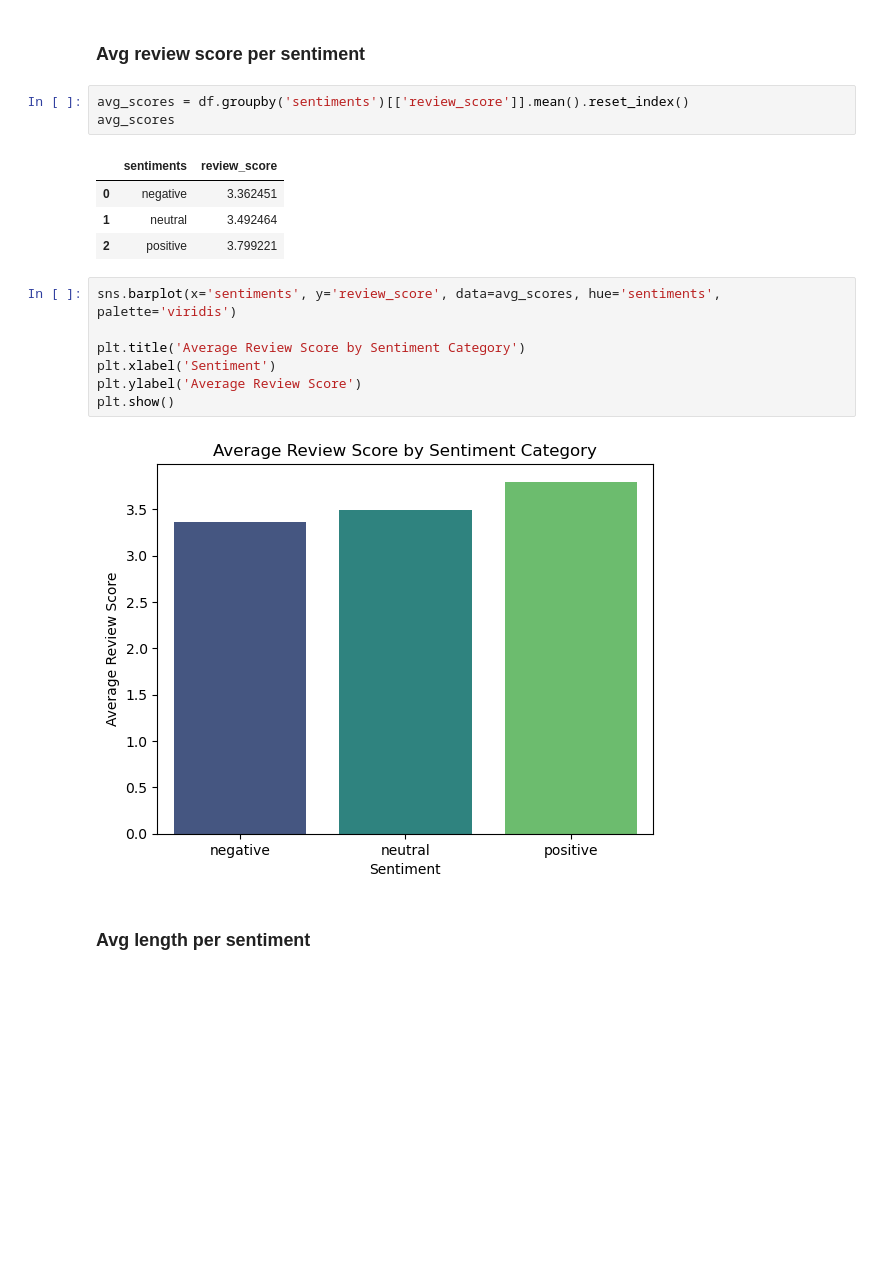
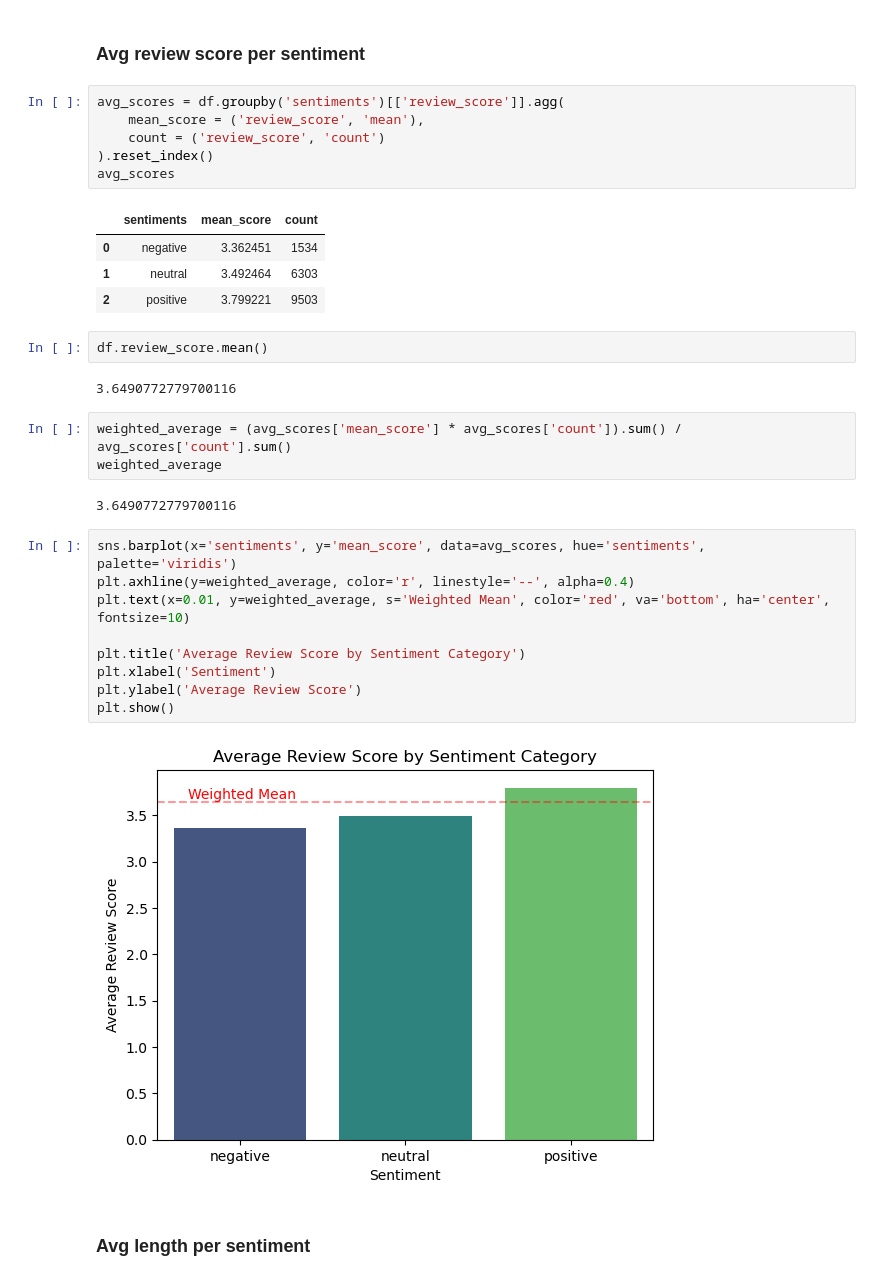
Before and after one commit to rsm-iiribarrenpenuelas/final-project-mgta415, a Jupyter notebook: inaki.ipynb, the cells around one changed output. Cells and saved outputs as stored; diff of their text form; blank space fills up the shorter version.

```diff
--- a/inaki.ipynb
+++ b/inaki.ipynb
@@ -270,22 +274,36 @@ df
 # %% [markdown]
 ### Avg review score per sentiment
 # %%
-avg_scores = df.groupby('sentiments')[['review_score']].mean().reset_index()
+avg_scores = df.groupby('sentiments')[['review_score']].agg(
+    mean_score = ('review_score', 'mean'),
+    count = ('review_score', 'count')
+).reset_index()
 avg_scores
 # %% [output]
-|  | sentiments | review_score |
-| 0 | negative | 3.362451 |
-| 1 | neutral | 3.492464 |
-| 2 | positive | 3.799221 |
+|  | sentiments | mean_score | count |
+| 0 | negative | 3.362451 | 1534 |
+| 1 | neutral | 3.492464 | 6303 |
+| 2 | positive | 3.799221 | 9503 |
+# %%
+df.review_score.mean()
+# %% [output]
+3.6490772779700116
+# %%
+weighted_average = (avg_scores['mean_score'] * avg_scores['count']).sum() / avg_scores['count'].sum()
+weighted_average
+# %% [output]
+3.6490772779700116
 # %%
-sns.barplot(x='sentiments', y='review_score', data=avg_scores, hue='sentiments', palette='viridis')
+sns.barplot(x='sentiments', y='mean_score', data=avg_scores, hue='sentiments', palette='viridis')
+plt.axhline(y=weighted_average, color='r', linestyle='--', alpha=0.4)
+plt.text(x=0.01, y=weighted_average, s='Weighted Mean', color='red', va='bottom', ha='center', fontsize=10)
 
 plt.title('Average Review Score by Sentiment Category')
 plt.xlabel('Sentiment')
 plt.ylabel('Average Review Score')
 plt.show()
 # %% [output]
-[figure, old version]
+[figure, new version]
 # %% [markdown]
 ### Avg length per sentiment
 # %%
```
Also changed, not shown: parts of 20 cells of this notebook.
